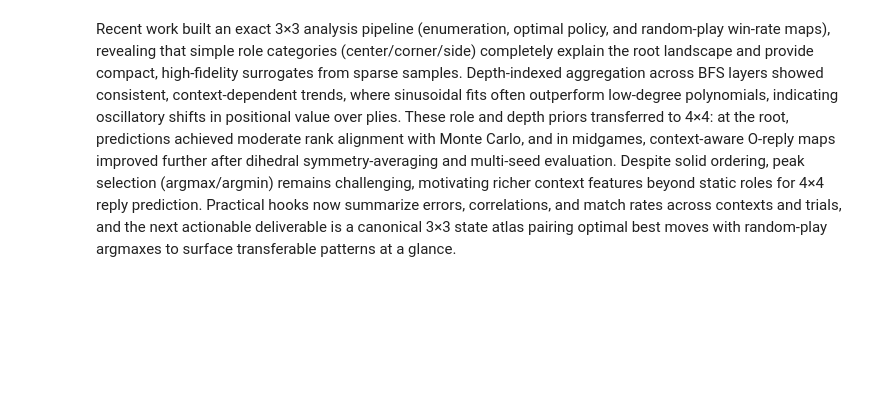
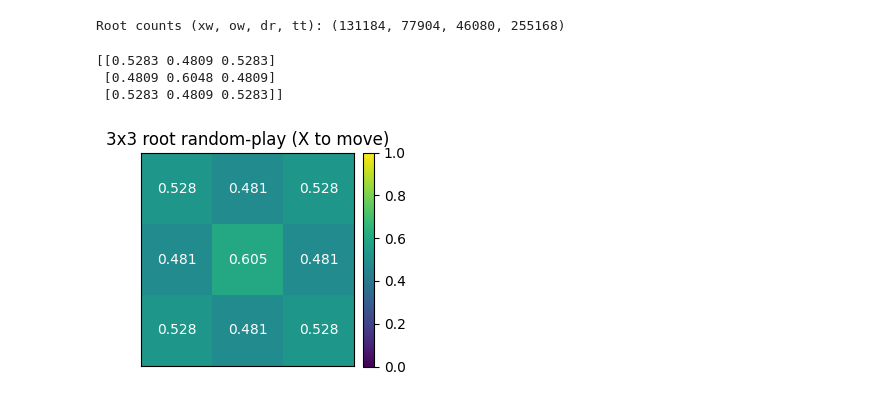
Before and after one commit to krish-modi1/Team2-DR, a Jupyter notebook: pattern danny/pattern danny.ipynb, the cells around one changed output. Cells and saved outputs as stored; diff of their text form; code cells hidden in the pictures; blank space fills up the shorter version.

```diff
--- a/pattern danny/pattern danny.ipynb
+++ b/pattern danny/pattern danny.ipynb
@@ -2315,2 +1,11 @@ def build_state_atlas_csv(csv_path="state_atlas_3x3.csv",
-# %% [markdown]
-Recent work built an exact 3×3 analysis pipeline (enumeration, optimal policy, and random‑play win‑rate maps), revealing that simple role categories (center/corner/side) completely explain the root landscape and provide compact, high‑fidelity surrogates from sparse samples. Depth‑indexed aggregation across BFS layers showed consistent, context‑dependent trends, where sinusoidal fits often outperform low‑degree polynomials, indicating oscillatory shifts in positional value over plies. These role and depth priors transferred to 4×4: at the root, predictions achieved moderate rank alignment with Monte Carlo, and in midgames, context‑aware O‑reply maps improved further after dihedral symmetry‑averaging and multi‑seed evaluation. Despite solid ordering, peak selection (argmax/argmin) remains challenging, motivating richer context features beyond static roles for 4×4 reply prediction. Practical hooks now summarize errors, correlations, and match rates across contexts and trials, and the next actionable deliverable is a canonical 3×3 state atlas pairing optimal best moves with random‑play argmaxes to surface transferable patterns at a glance.
+# %%
+# Cell 1: Imports and constants
+import numpy as np
+from functools import lru_cache
+import matplotlib.pyplot as plt
+
+X, O, E = 1, -1, 0  # players and empty
+BOARD_SHAPE = (3, 3)
+
+def flat(board: np.ndarray) -> tuple:
+    return tuple(board.astype(int).ravel().tolist())
@@ -2316,0 +28,65 @@ Recent work built an exact 3×3 analysis pipeline (enumeration, optimal policy,
+# %%
+# Cell 3: Exact enumeration with memoization
+@lru_cache(maxsize=None)
+def solve_counts(board_key: tuple, player: int):
+    board = np.array(board_key, dtype=int).reshape(BOARD_SHAPE)
+    term = check_winner(board)
+    if term is not None:
+        if term == X: return (1, 0, 0, 1)
+        if term == O: return (0, 1, 0, 1)
+        return (0, 0, 1, 1)  # draw
+
+    xw = ow = dr = tt = 0
+    for r in range(3):
+        for c in range(3):
+            if board[r, c] == E:
+                board[r, c] = player
+                sub = solve_counts(flat(board), -player)
+                board[r, c] = E
+                xw += sub[0]; ow += sub[1]; dr += sub[2]; tt += sub[3]
+    return (xw, ow, dr, tt)
+
+# Quick sanity at root
+root = np.zeros(BOARD_SHAPE, dtype=int)
+print("Root counts (xw, ow, dr, tt):", solve_counts(flat(root), X))
+# %% [output]
+Root counts (xw, ow, dr, tt): (131184, 77904, 46080, 255168)
+# %%
+# Cell 4: Random-play win-rate map
+def random_play_map(board: np.ndarray, player: int) -> np.ndarray:
+    M = np.full_like(board, np.nan, dtype=float)
+    for r in range(3):
+        for c in range(3):
+            if board[r, c] == E:
+                board[r, c] = player
+                xw, ow, dr, tt = solve_counts(flat(board), -player)
+                board[r, c] = E
+                M[r, c] = xw / tt  # always X's win rate
+    return M
+
+# Root map for X
+M_root_X = random_play_map(root.copy(), X)
+print(M_root_X.round(4))
+# %% [output]
+[[0.5283 0.4809 0.5283]
+ [0.4809 0.6048 0.4809]
+ [0.5283 0.4809 0.5283]]
+# %%
+# Cell 5: Heatmap plotting
+def plot_map(M: np.ndarray, title: str = "", cmap="viridis", vmin=0.0, vmax=1.0):
+    fig, ax = plt.subplots(figsize=(3,3))
+    im = ax.imshow(np.nan_to_num(M, nan=np.nanmin(M)), cmap=cmap, vmin=vmin, vmax=vmax)
+    for r in range(3):
+        for c in range(3):
+            if not np.isnan(M[r, c]):
+                ax.text(c, r, f"{M[r,c]:.3f}", ha="center", va="center", color="white")
+            else:
+                ax.text(c, r, "·", ha="center", va="center", color="grey")
+    ax.set_xticks([]); ax.set_yticks([])
+    ax.set_title(title)
+    plt.colorbar(im, fraction=0.046, pad=0.04)
+    plt.show()
+
+plot_map(M_root_X, "3x3 root random-play (X to move)")
+# %% [output]
+[figure, added]
```
Also changed, not shown: parts of 134 cells of this notebook.
